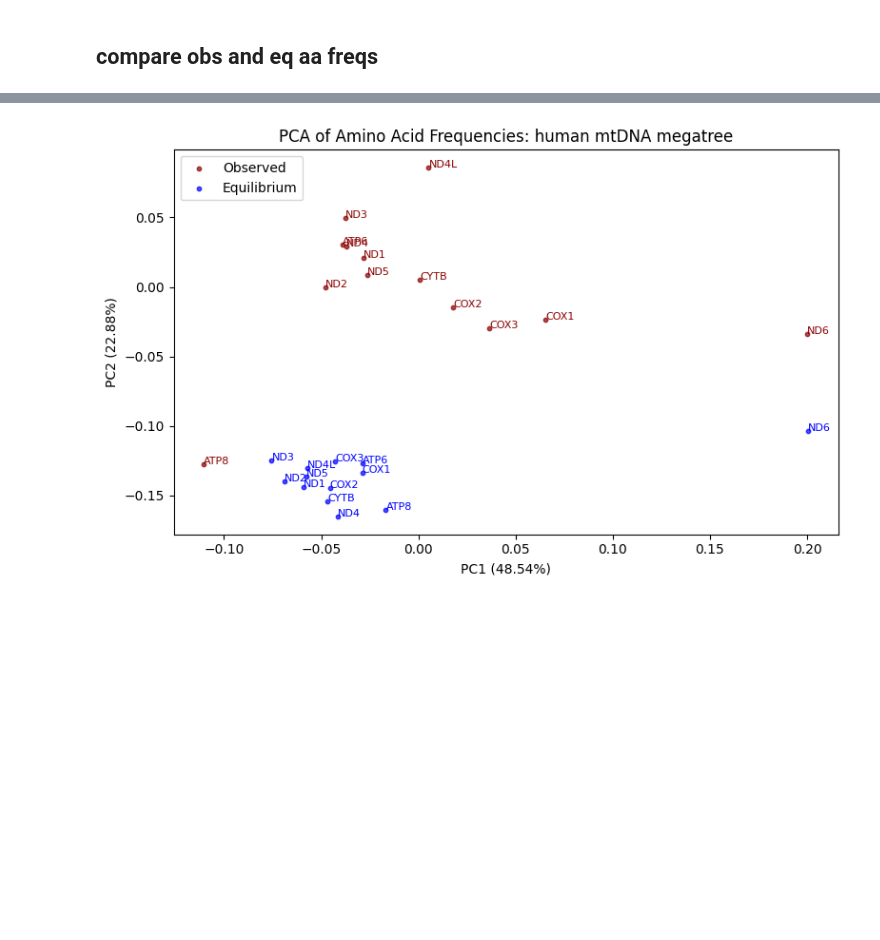
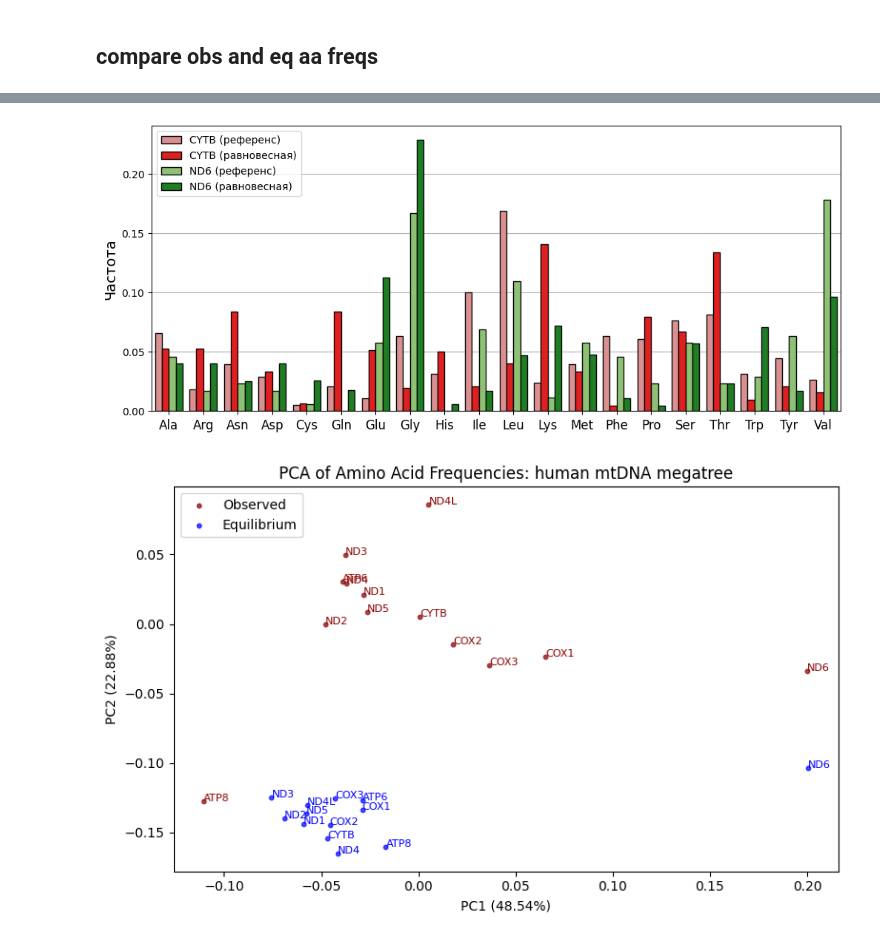
Before and after one commit to mitoclub/AminoAcidShift, a Jupyter notebook: human_germline.ipynb, the cells around one changed output, grey strips where cells are left out. Drawn from its saved outputs; the diff is of its cells as text; code cells hidden in the pictures; blank space fills up the shorter version.

```diff
--- a/human_germline.ipynb
+++ b/human_germline.ipynb
@@ -531,3 +565,28 @@ total_freqs_obs = total_freqs.pivot(index='gene', columns='aa', values='obs_freq
+# %%
+_ = total_freqs_2genes.melt(id_vars=['gene', 'aa'], var_name='subset', value_name='freq')
+_['lbl'] = _['gene'] + ' (' + _['subset'].replace({'eq_freq': 'равновесная', 'obs_freq': 'референс'}) + ')'
+
+plt.figure(figsize=(12, 5))
+ax = sns.barplot(
+    _, x='aa', y='freq', hue='lbl',
+    palette=["#E68484", '#FF0000', "#88CE67", "#0F8E15"],
+    edgecolor=".01",
+    hue_order=[
+        'CYTB (референс)', 'CYTB (равновесная)',
+        'ND6 (референс)', 'ND6 (равновесная)',
+    ],
+    order=list(amino_acid_codes.values())[:-1],
+)
+plt.legend(
+    loc='upper left',  title='', fontsize=10) # bbox_to_anchor=(1.12, 1.015),
+plt.ylabel('Частота', fontsize=14)
+plt.xlabel('')
+plt.xticks(fontsize=12)
+plt.grid(axis='y')
+ax.set_axisbelow(True)
+plt.show()
+# %% [output]
+[figure, added]
 # %%
 from sklearn.decomposition import PCA
 
```
Also changed, not shown: parts of 7 cells of this notebook.
